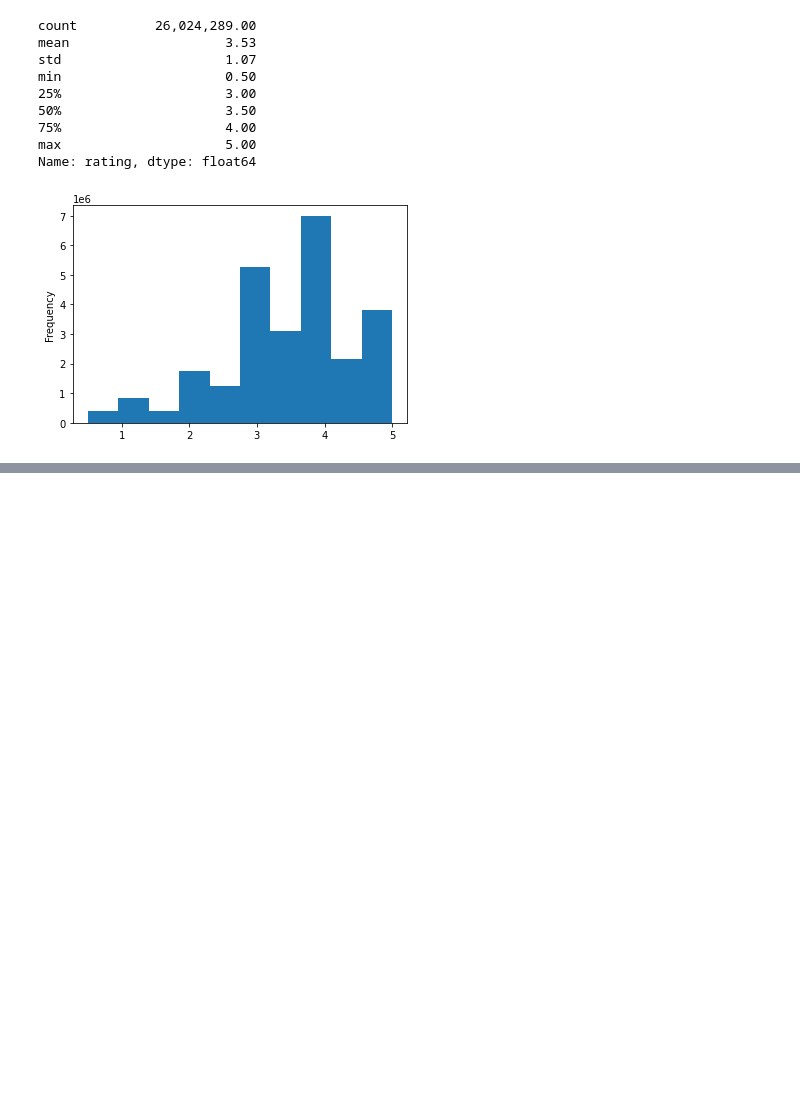
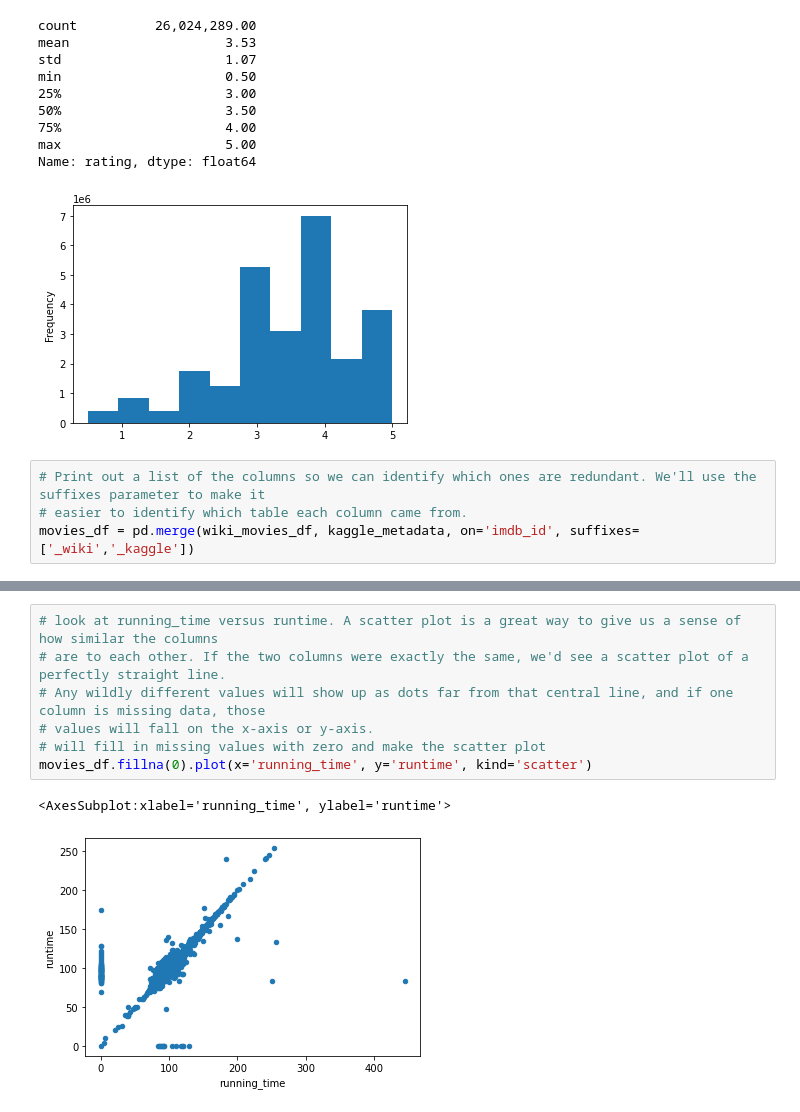
Before and after one commit to serpaulus/Movies-ETL, a Jupyter notebook: wikipedia-movies.ipynb, the cells around one changed output, grey strips where cells are left out. Saved outputs shown, nothing was run; the diff lists cells and outputs as text; blank space fills up the shorter version.

```diff
--- a/wikipedia-movies.ipynb
+++ b/wikipedia-movies.ipynb
@@ -838,3 +838,7 @@ min                     0.50
 max                     5.00
 Name: rating, dtype: float64
 [figure]
+# %%
+# Print out a list of the columns so we can identify which ones are redundant. We'll use the suffixes parameter to make it
+# easier to identify which table each column came from.
+movies_df = pd.merge(wiki_movies_df, kaggle_metadata, on='imdb_id', suffixes=['_wiki','_kaggle'])
@@ -840,0 +896,10 @@ Name: rating, dtype: float64
+# %%
+# look at running_time versus runtime. A scatter plot is a great way to give us a sense of how similar the columns
+# are to each other. If the two columns were exactly the same, we'd see a scatter plot of a perfectly straight line.
+# Any wildly different values will show up as dots far from that central line, and if one column is missing data, those
+# values will fall on the x-axis or y-axis.
+# will fill in missing values with zero and make the scatter plot
+movies_df.fillna(0).plot(x='running_time', y='runtime', kind='scatter')
+# %% [output]
+<AxesSubplot:xlabel='running_time', ylabel='runtime'>
+[figure, added]
```
Also changed, not shown: parts of 23 cells of this notebook.
